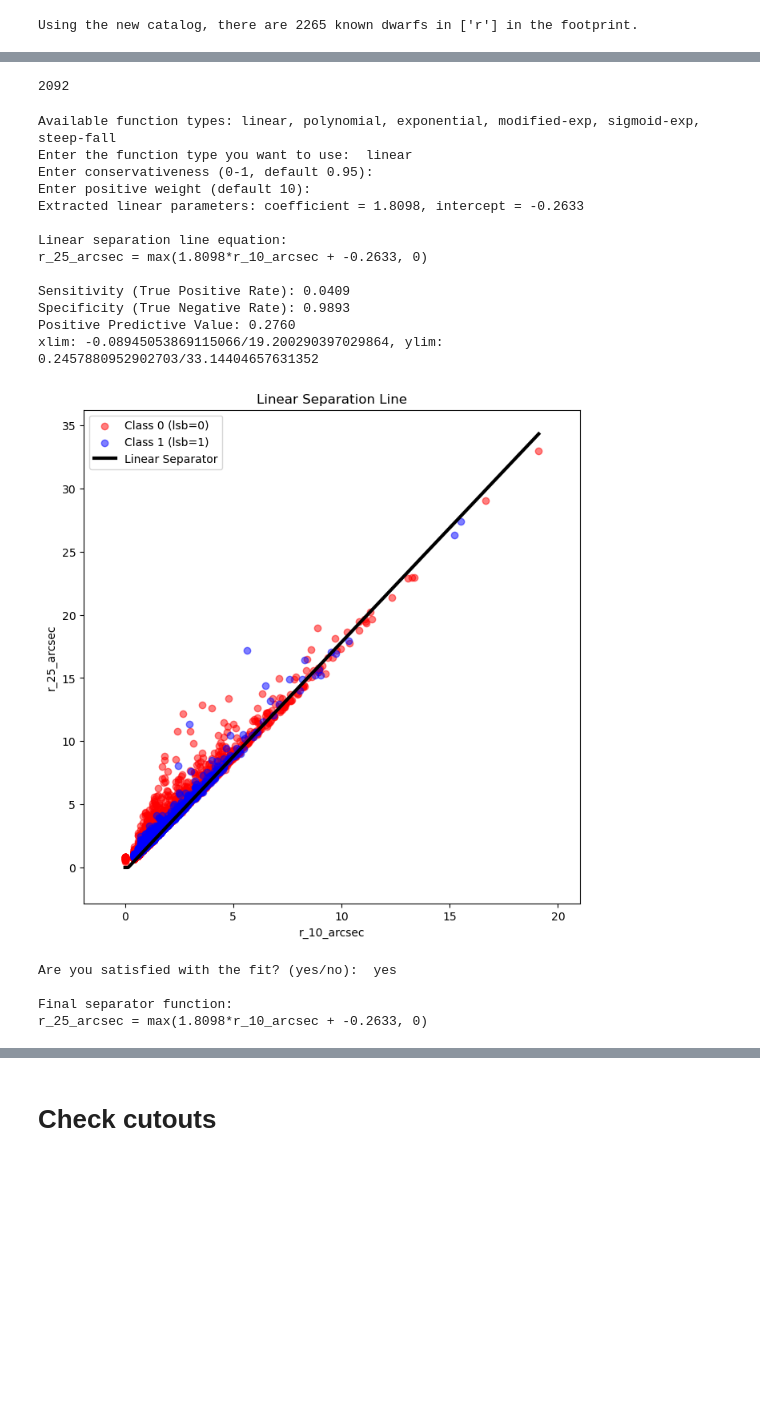
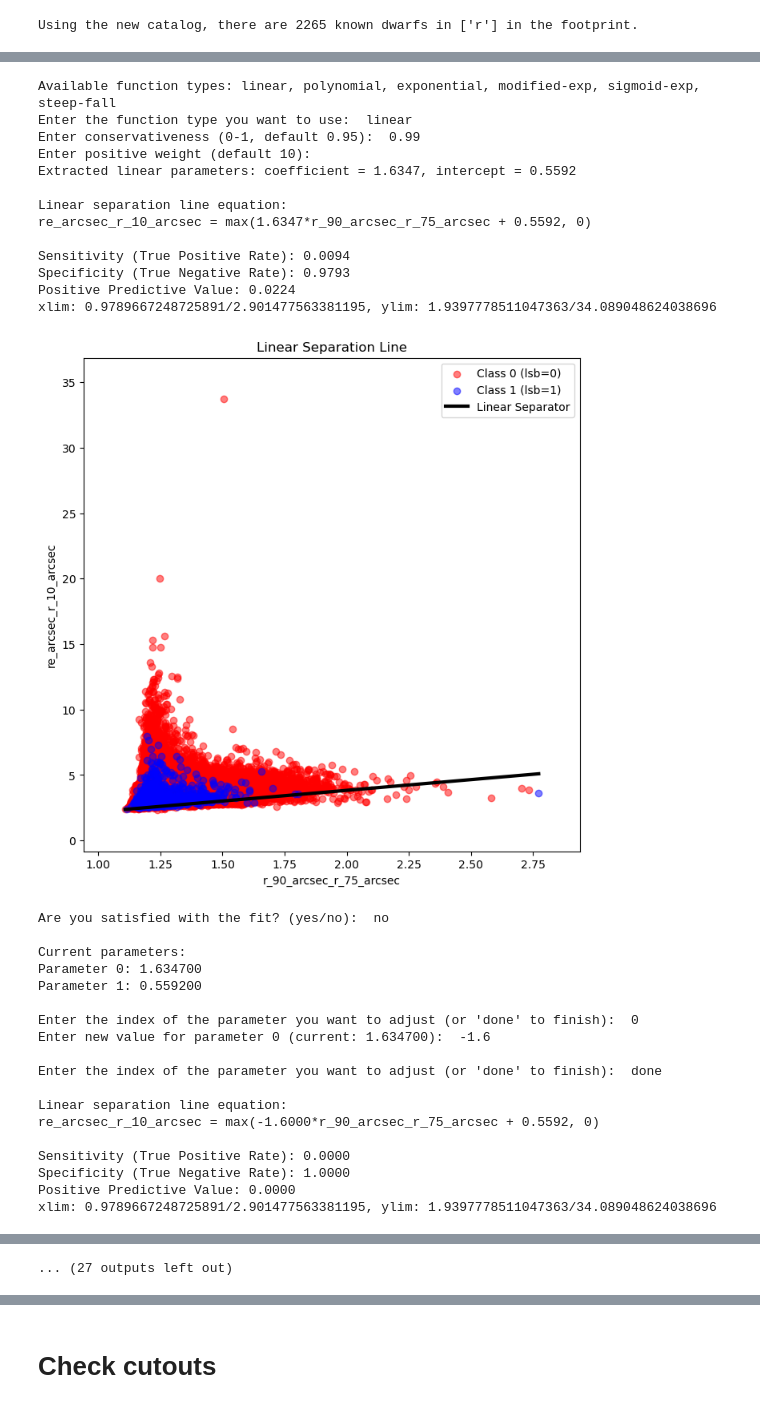
Before and after one commit to heesters-nick/DwarForge, a Jupyter notebook: notebooks/data_accretion.ipynb, the cells around one changed output, grey strips where cells are left out. Drawn from its saved outputs; the diff is of its cells as text; code cells hidden in the pictures; blank space fills up the shorter version.

```diff
--- a/notebooks/data_accretion.ipynb
+++ b/notebooks/data_accretion.ipynb
@@ -897,5 +911,5 @@ training_data_r.to_csv(os.path.join(table_dir, 'training_data_r_20x_rf.csv'), in
 # %%
-training_data_file_r = 'training_data_r_20x_rf.csv'
+training_data_file_r = 'training_data_r_20x_rf_v3.csv'
 training_data_r = pd.read_csv(os.path.join(table_dir, training_data_file_r))
 
 df_dwarf_r = training_data_r.loc[training_data_r['lsb'] == 1].reset_index(drop=True)
@@ -910,5 +942,5 @@ KeyboardInterrupt:
 # %%
-training_data_file_g = 'training_data_g_20x_rf.csv'
+training_data_file_g = 'training_data_g_20x_rf_v3.csv'
 training_data_g = pd.read_csv(os.path.join(table_dir, training_data_file_g))
 
 df_dwarf_g = training_data_g.loc[training_data_g['lsb'] == 1].reset_index(drop=True)
@@ -921,5 +969,5 @@ df_other_g = training_data_g.loc[training_data_g['lsb'] != 1].reset_index(drop=T
 # %%
-training_data_file_i = 'training_data_i_20x_rf.csv'
+training_data_file_i = 'training_data_i_20x_rf_v3.csv'
 training_data_i = pd.read_csv(os.path.join(table_dir, training_data_file_i))
 
 df_dwarf_i = training_data_i.loc[training_data_i['lsb'] == 1].reset_index(drop=True)
@@ -1621,7 +1731,3 @@ Filtered out 90 real dwarfs.
-# %%
-len(df_dwarf1)
-# %% [output]
-2092
 # %%
 import pandas as pd
 import numpy as np
@@ -1869,6 +1975,19 @@ def adjust_parameters(func_type, popt, param1):
 
     return sep_func, equation, popt
 
+def add_fraction_to_df(df, param1, param2, log=False):
+    df_mod = df.copy()
+    if log:
+        df_mod[f'log_{param1}_{param2}'] = np.log(np.divide(df_mod[param1].values.astype(np.float32), df_mod[param2].values.astype(np.float32), where=df_mod[param2] !=0, out=np.zeros_like(df_mod[param1].values.astype(np.float32))))
+    else:
+        df_mod[f'{param1}_{param2}'] = df_mod[param1].values.astype(np.float32)/df_mod[param2].values.astype(np.float32)
+    return df_mod
+
+def add_log_to_df(df, param):
+    df_mod = df.copy()
+    df_mod[f'log_{param}'] = np.log(df_mod[param].values)
+    return df_mod
+
 def main(df, param1, param2, class_column):
     X = df[[param1, param2]].values
     y = df[class_column].values
@@ -1942,46 +2061,66 @@ def main(df, param1, param2, class_column):
     while True:
         sensitivity, specificity, ppv = evaluate_separator(X, y, sep_func)
 
         print(f"\n{chosen_type.capitalize()} separation line equation:")
         print(f"{param2} = {equation}")
         print(f"\nSensitivity (True Positive Rate): {sensitivity:.4f}")
         print(f"Specificity (True Negative Rate): {specificity:.4f}")
         print(f"Positive Predictive Value: {ppv:.4f}")
 
         plot_separator(X, y, sep_func, param1, param2, chosen_type)
 
         satisfied = input("\nAre you satisfied with the fit? (yes/no): ").lower()
         if satisfied == 'yes':
             break
 
         sep_func, equation, popt = adjust_parameters(chosen_type, popt, param1)
 
     print("\nFinal separator function:")
     print(f"{param2} = {equation}")
 
 # Define column names
-PARAM1 = 'r_10_arcsec'
-PARAM2 = 'r_25_arcsec'
+PARAM1 = 'r_90_arcsec_r_75_arcsec'
+PARAM2 = 're_arcsec_r_10_arcsec'
 CLASS_COLUMN = 'lsb'
-# Run the analysis
+# Run the analysisparam
 if __name__ == "__main__":
-    main(training_data_i, PARAM1, PARAM2, CLASS_COLUMN)
+    training_data_mod = training_data_i[training_data_i['r_10_arcsec'] > 0.].reset_index(drop=True)
+    training_data_mod = training_data_mod[training_data_mod['r_25_arcsec'] > 0.].reset_index(drop=True)
+    # training_data_mod = training_data_i[training_data_i['mu_median'] > 0.].reset_index(drop=True)
+    training_data_mod = add_fraction_to_df(training_data_mod, 'r_90_arcsec', 'r_75_arcsec', log=False)
+    training_data_mod = add_fraction_to_df(training_data_mod, 're_arcsec', 'r_10_arcsec', log=False)
+    # training_data_mod = add_log_to_df(training_data_mod, 'mu')
+    main(training_data_mod, PARAM1, PARAM2, CLASS_COLUMN)
 # %% [output]
 Available function types: linear, polynomial, exponential, modified-exp, sigmoid-exp, steep-fall
 Enter the function type you want to use:  linear
-Enter conservativeness (0-1, default 0.95):
+Enter conservativeness (0-1, default 0.95):  0.99
 Enter positive weight (default 10):
-Extracted linear parameters: coefficient = 1.8098, intercept = -0.2633
+Extracted linear parameters: coefficient = 1.6347, intercept = 0.5592
 
 Linear separation line equation:
-r_25_arcsec = max(1.8098*r_10_arcsec + -0.2633, 0)
+re_arcsec_r_10_arcsec = max(1.6347*r_90_arcsec_r_75_arcsec + 0.5592, 0)
 
-Sensitivity (True Positive Rate): 0.0409
-Specificity (True Negative Rate): 0.9893
-Positive Predictive Value: 0.2760
-xlim: -0.08945053869115066/19.200290397029864, ylim: 0.2457880952902703/33.14404657631352
+Sensitivity (True Positive Rate): 0.0094
+Specificity (True Negative Rate): 0.9793
+Positive Predictive Value: 0.0224
+xlim: 0.9789667248725891/2.901477563381195, ylim: 1.9397778511047363/34.089048624038696
-[figure, old version]
+[figure, new version]
-Are you satisfied with the fit? (yes/no):  yes
+Are you satisfied with the fit? (yes/no):  no
 
-Final separator function:
-r_25_arcsec = max(1.8098*r_10_arcsec + -0.2633, 0)
+Current parameters:
+Parameter 0: 1.634700
+Parameter 1: 0.559200
+
+Enter the index of the parameter you want to adjust (or 'done' to finish):  0
+Enter new value for parameter 0 (current: 1.634700):  -1.6
+
+Enter the index of the parameter you want to adjust (or 'done' to finish):  done
+
+Linear separation line equation:
+re_arcsec_r_10_arcsec = max(-1.6000*r_90_arcsec_r_75_arcsec + 0.5592, 0)
+
+Sensitivity (True Positive Rate): 0.0000
+Specificity (True Negative Rate): 1.0000
+Positive Predictive Value: 0.0000
+xlim: 0.9789667248725891/2.901477563381195, ylim: 1.9397778511047363/34.089048624038696
@@ -1987,0 +2203 @@ r_25_arcsec = max(1.8098*r_10_arcsec + -0.2633, 0)
+... (27 outputs left out)
```
Also changed, not shown: parts of 23 cells of this notebook, 5 other files.
